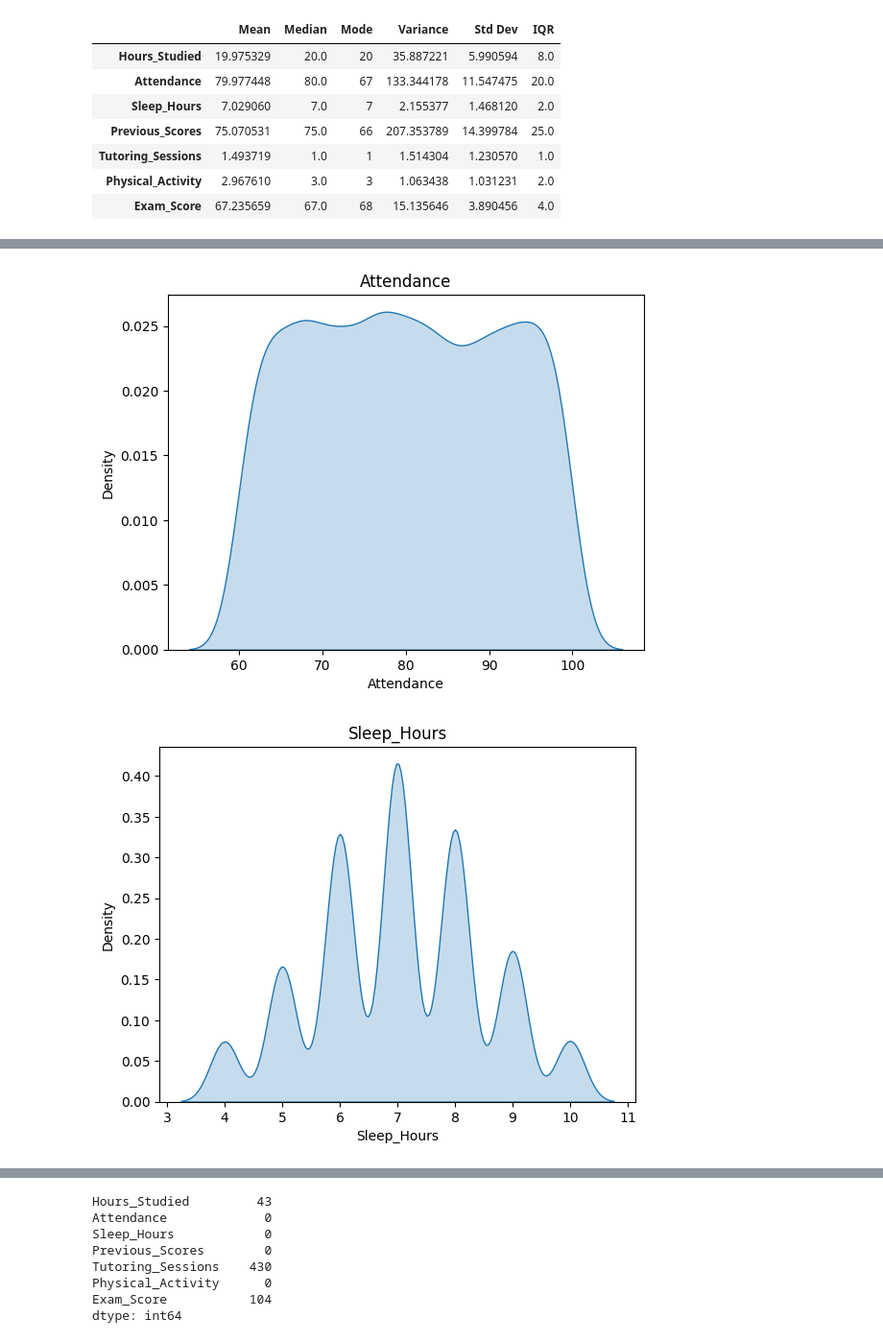
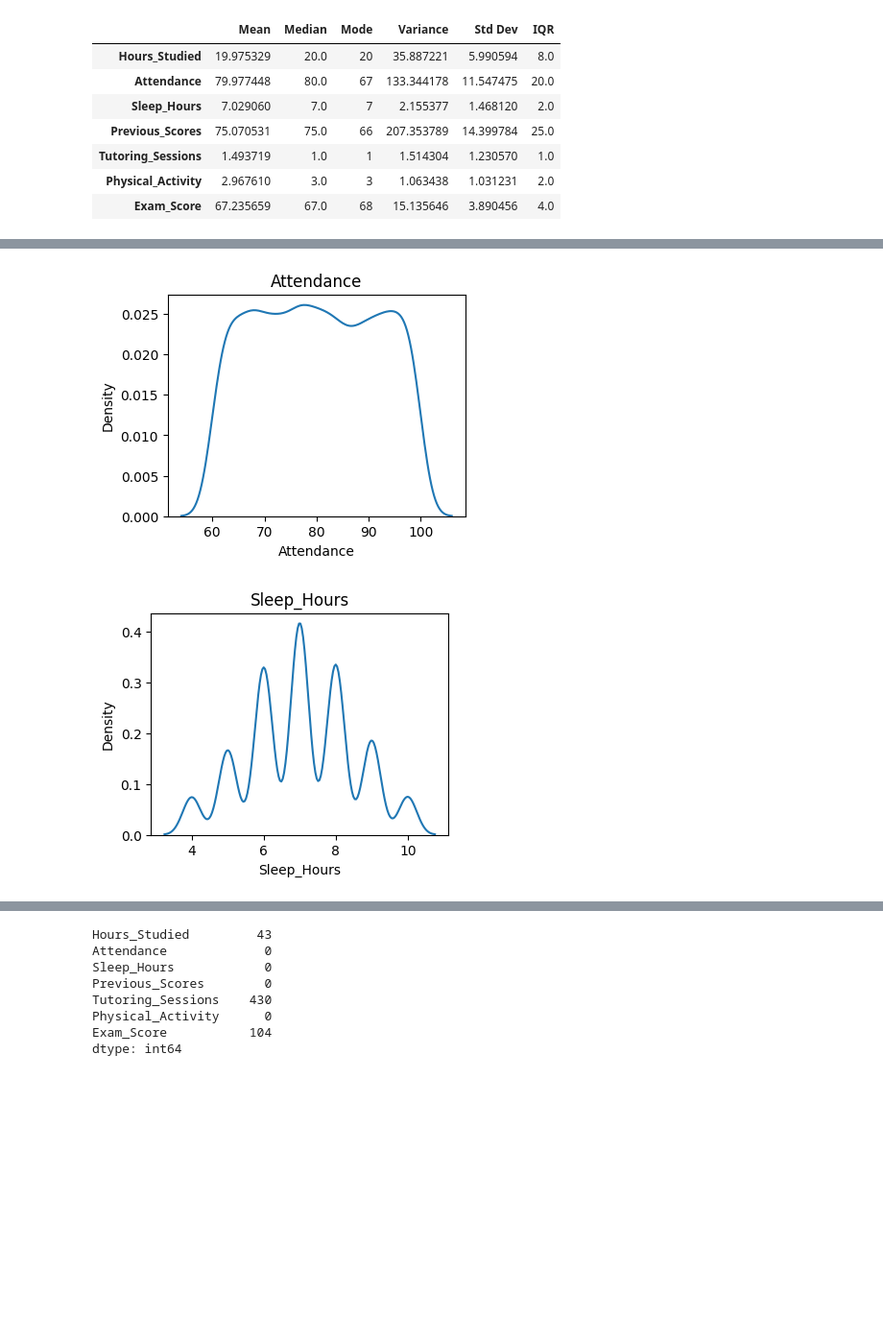
Before and after one commit to minSara02-FromTheStart/CSE303_Project_, a Jupyter notebook: StudentPerformanceFactors.ipynb, the cells around one changed output, grey strips where cells are left out. Shown at 96% size. Saved outputs shown, nothing was run; the diff lists cells and outputs as text; code cells hidden in the pictures; blank space fills up the shorter version.

```diff
--- a/StudentPerformanceFactors.ipynb
+++ b/StudentPerformanceFactors.ipynb
@@ -75,6 +76,7 @@ plt.show()
 # %%
 for col in num_cols:
-    sns.kdeplot(df[col], fill=True)
+    plt.figure(figsize=(4,3))
+    sns.kdeplot(df[col])
     plt.title(col)
     plt.show()
 # %% [output]
@@ -82,2 +84,2 @@ for col in num_cols:
-[figure, old version]
+[figure, new version]
-[figure, old version]
+[figure, new version]
```
Also changed, not shown: parts of 13 cells of this notebook.
